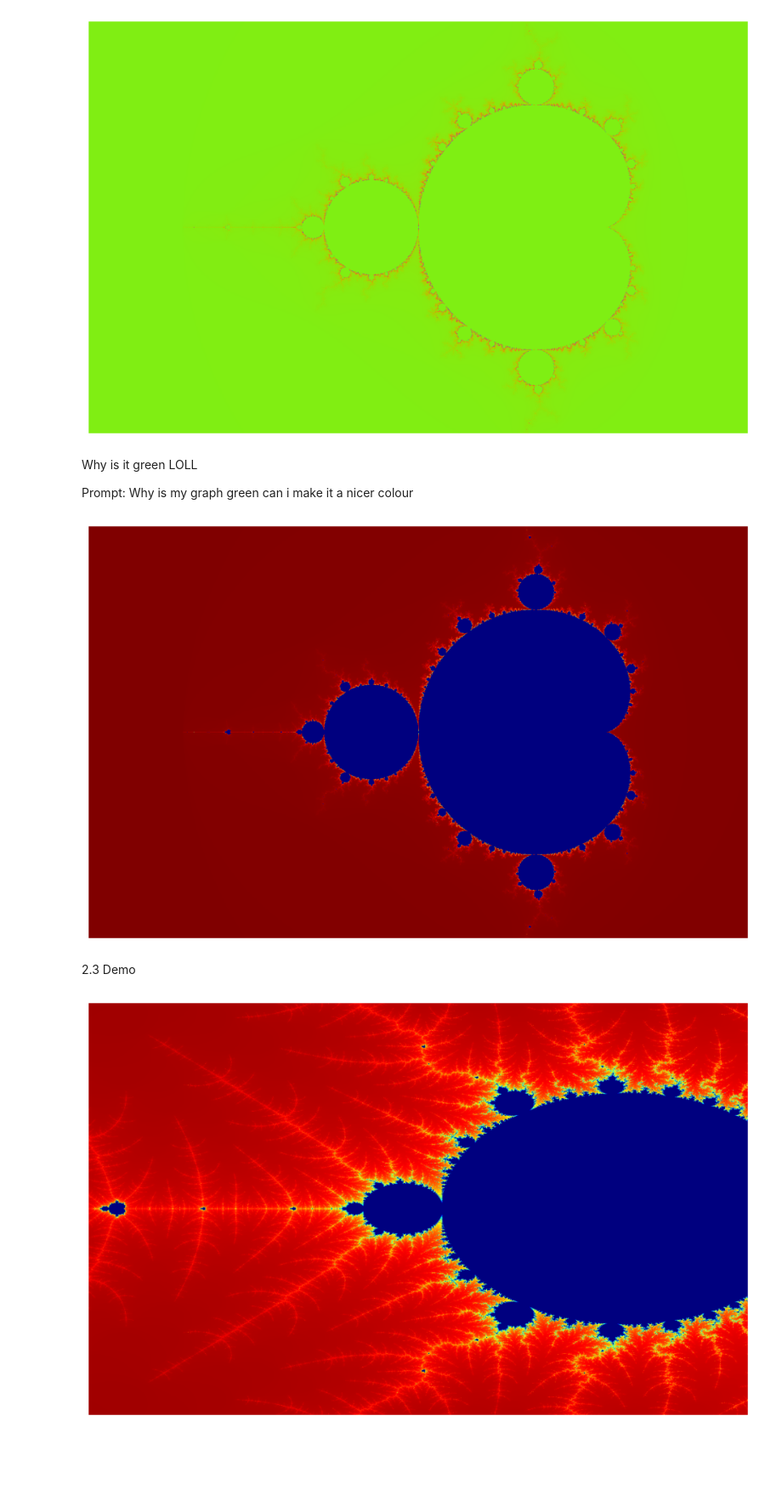
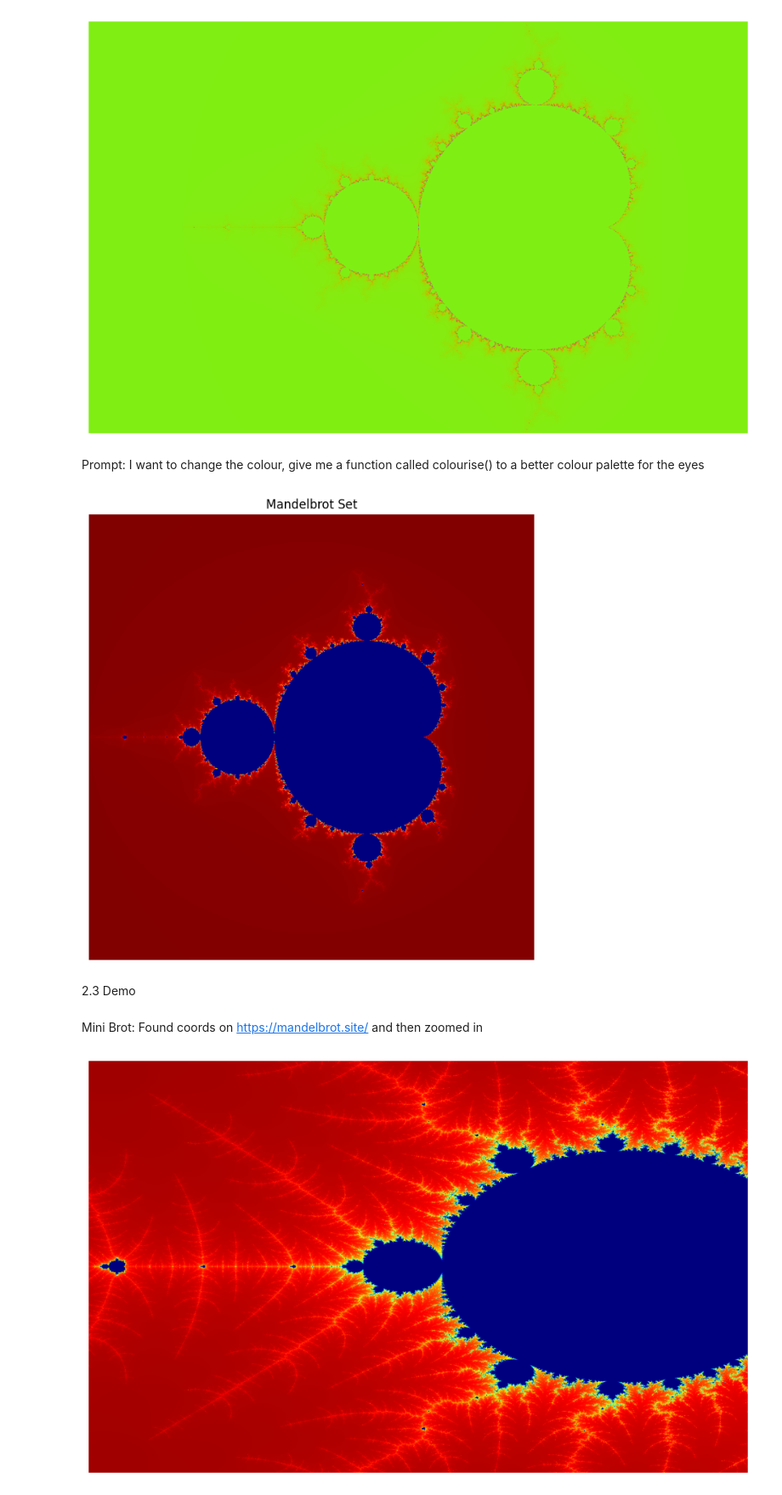
Before and after one commit to Thoemodachi/pattern-analysis-2025, a Jupyter notebook: a1.ipynb, the cells around one changed output. Shown at 85% size. Saved outputs shown, nothing was run; the diff lists cells and outputs as text; code cells hidden in the pictures; blank space fills up the shorter version.

```diff
--- a/a1.ipynb
+++ b/a1.ipynb
@@ -178,18 +193,6 @@ foo.py [-h] [--width WIDTH] [--height HEIGHT]
 
 Prompt: I am running it in a jupyter notebook, can you adjust so i can just run it once
 # %%
-# Mandelbrot set with PyTorch on GPU (Jupyter-ready, single cell)
-import torch
-import matplotlib.pyplot as plt
-
-# Auto-select device
-if torch.cuda.is_available():
-    device = torch.device("cuda")
-elif hasattr(torch.backends, "mps") and torch.backends.mps.is_available():
-    device = torch.device("mps")
-else:
-    device = torch.device("cpu")
-
 @torch.no_grad()
 def mandelbrot(width=1024, height=768, centre=(-0.75, 0.0), scale=3.5, max_iter=500, escape_radius=4.0):
     pixel_size = scale / width
@@ -240,7 +243,5 @@ plt.axis('off')
 plt.show()
 # %% [output]
 [figure]
-# %% [markdown]
-Why is it green LOLL
-
-Prompt: Why is my graph green can i make it a nicer colour
+# %% [markdown]
+Prompt: I want to change the colour, give me a function called colourise() to a better colour palette for the eyes
@@ -247,17 +272,8 @@ Prompt: Why is my graph green can i make it a nicer colour
 # %%
-# Mandelbrot set with PyTorch on GPU (Jupyter-ready, single cell)
-import torch
-import matplotlib.pyplot as plt
-
-# Auto-select device
-if torch.cuda.is_available():
-    device = torch.device("cuda")
-elif hasattr(torch.backends, "mps") and torch.backends.mps.is_available():
-    device = torch.device("mps")
-else:
-    device = torch.device("cpu")
-
-@torch.no_grad()  # Disable gradient computation; not needed for Mandelbrot calculations
+@torch.no_grad()
+# disabling torch gradients because we don't need it.
+# not training NN so gradients are not required for this task
+# reduces memory usage and speeds up computations
 def mandelbrot_res(x_min, x_max, y_min, y_max, width=1600, height=1000, max_iter=1000, escape_radius=4.0):
     """
     Compute Mandelbrot set escape iteration counts for a grid of complex numbers.
@@ -272,16 +288,17 @@ def mandelbrot_res(x_min, x_max, y_min, y_max, width=1600, height=1000, max_iter
     Returns:
         counts: tensor of shape (height, width) containing iteration counts until escape
     """
+    # this function computes how many iterations it takes for each point in a complex plane to "escape" the Mandelbrot set.
 
     # Create 1D arrays of evenly spaced real and imaginary coordinates
     xs = torch.linspace(x_min, x_max, width, device=device)  # Real axis values
     ys = torch.linspace(y_min, y_max, height, device=device)  # Imaginary axis values
 
-    # Create 2D coordinate grids from 1D arrays
-    # indexing='xy' ensures X corresponds to columns, Y corresponds to rows
+    # torch.meshgrid combines these 1D arrays into 2D grids (X and Y) representing coordinates for all pixels.
     X, Y = torch.meshgrid(xs, ys, indexing='xy')
 
-    # Each pixel represents a complex number C = X + iY
+    # Assigns each pixel a complex number corresponding to its position on the plane.
+    # Each pixel will be iterated individually using the Mandelbrot formula.
     C = torch.complex(X, Y)
 
     # Initialise Z as 0 for all pixels; Mandelbrot iteration starts with Z_0 = 0
@@ -295,41 +312,46 @@ def mandelbrot_res(x_min, x_max, y_min, y_max, width=1600, height=1000, max_iter
 
     # Iteratively apply Mandelbrot formula: Z = Z^2 + C
     for i in range(1, max_iter + 1):
         # Only update pixels that have not yet escaped
         Z[mask] = Z[mask] * Z[mask] + C[mask]
 
         # Determine which pixels are still within the escape radius
         mask_new = (Z.real * Z.real + Z.imag * Z.imag) <= escape_radius
 
-        # Record iteration number for pixels that just escaped this iteration
+        # For pixels that just escaped this iteration, record the iteration number.
         counts[mask & ~mask_new] = i
 
         # Update mask for the next iteration
         mask = mask_new
 
         # Early exit: if all points have escaped, stop iterating to save computation
         if not mask.any():
             break
 
     # Assign max iteration count to points that never escaped (belong to the Mandelbrot set)
     counts[mask] = max_iter
 
     return counts  # Return the iteration count grid
 
-# Parameters
-width, height = 1600, 1000
-centre_x, centre_y = -0.75, 0.0
-scale = 3.5
-max_iter = 1000
+# Parameters for default Mandelbrot; shows the iconic “main cardioid and bulbs” of the Mandelbrot.
+x_min, x_max = -2.0, 1.0
+y_min, y_max = -1.5, 1.5
+width, height = 800, 800
+max_iter = 500
 
-counts = mandelbrot(width, height, (centre_x, centre_y), scale, max_iter)
+# Compute Mandelbrot set
+counts = mandelbrot_res(x_min, x_max, y_min, y_max, width, height, max_iter)
+
+# Convert to RGB image
 img = colourise(counts, max_iter)
 
-plt.figure(figsize=(12, 8))
+# Display
+plt.figure(figsize=(8, 8))
 plt.imshow(img)
 plt.axis('off')
+plt.title("Mandelbrot Set")
 plt.show()
 # %% [output]
-[figure, old version]
+[figure, new version]
 # %% [markdown]
 2.3 Demo
@@ -360 +358,3 @@ def colourise(counts, max_iter=1000):
+# %% [markdown]
+Mini Brot: Found coords on https://mandelbrot.site/ and then zoomed in
 # %%
```
Also changed, not shown: parts of 15 cells of this notebook.
